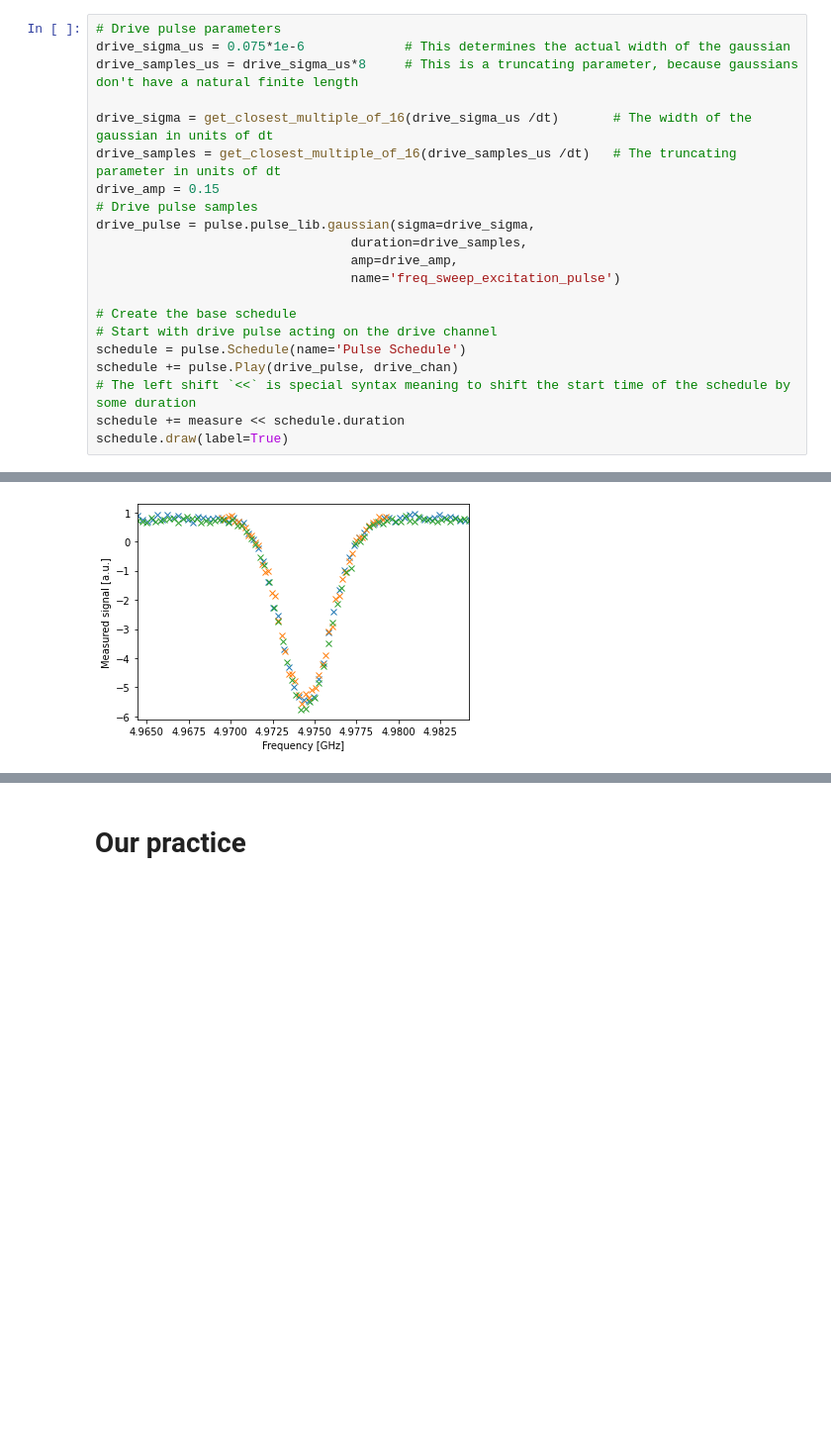
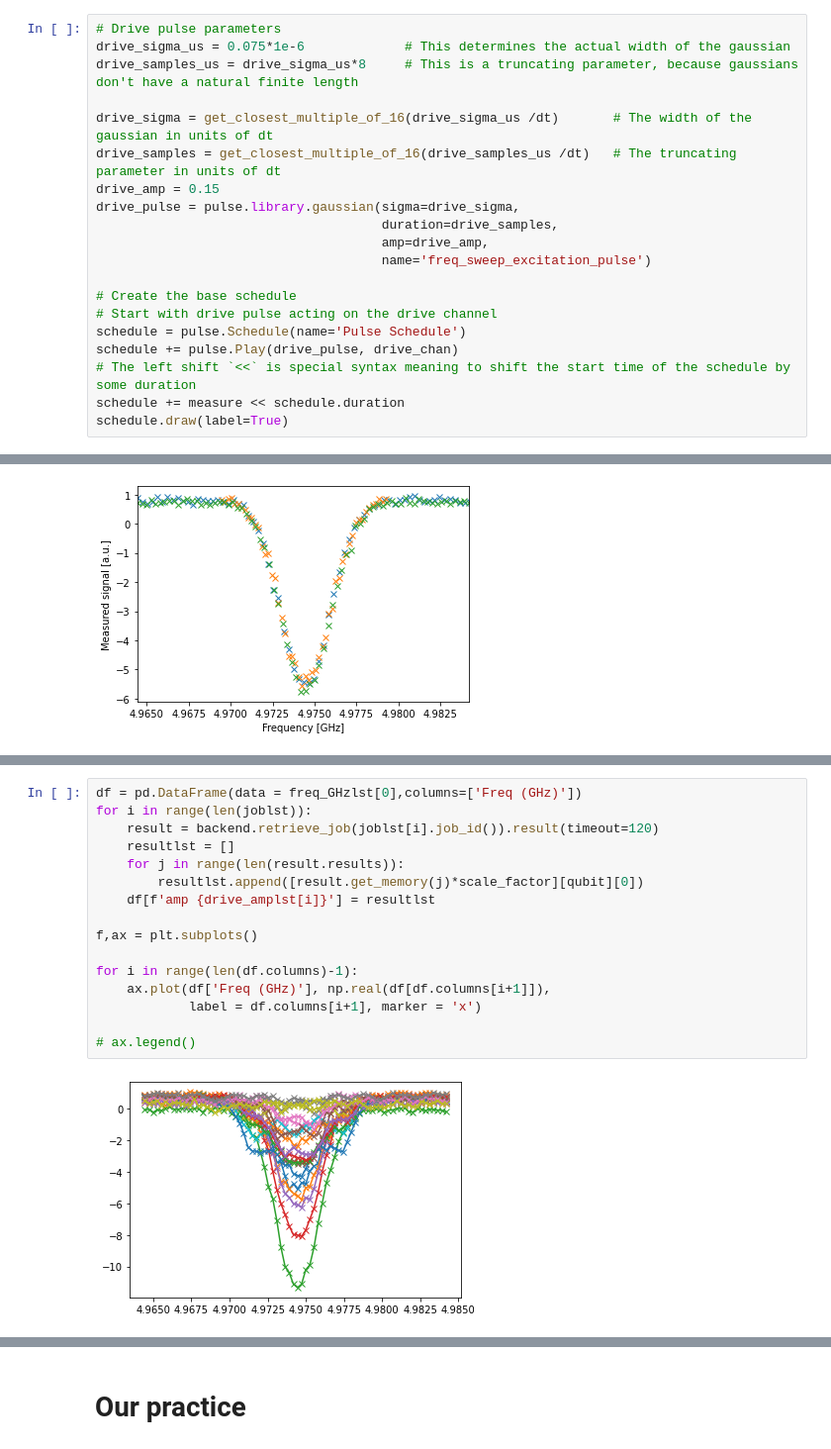
Before and after one commit to leo07010/Qiskit-Pulse, a Jupyter notebook: WSs_playground.ipynb, the cells around one changed output, grey strips where cells are left out. Shown at 99% size. Drawn from its saved outputs; the diff is of its cells as text; blank space fills up the shorter version.

Commit message:
learning amplitude vari-sweep, check pulse from existing qc, multiple qubit connections in real devices, adding file I/O, and clean up the code and dependencies

```diff
--- a/WSs_playground.ipynb
+++ b/WSs_playground.ipynb
@@ -95,11 +119,10 @@ drive_samples_us = drive_sigma_us*8     # This is a truncating parameter, becaus
 drive_sigma = get_closest_multiple_of_16(drive_sigma_us /dt)       # The width of the gaussian in units of dt
 drive_samples = get_closest_multiple_of_16(drive_samples_us /dt)   # The truncating parameter in units of dt
 drive_amp = 0.15
-# Drive pulse samples
-drive_pulse = pulse.pulse_lib.gaussian(sigma=drive_sigma,
-                                 duration=drive_samples,
-                                 amp=drive_amp,
-                                 name='freq_sweep_excitation_pulse')
+drive_pulse = pulse.library.gaussian(sigma=drive_sigma,
+                                     duration=drive_samples,
+                                     amp=drive_amp,
+                                     name='freq_sweep_excitation_pulse')
 
 # Create the base schedule
 # Start with drive pulse acting on the drive channel
@@ -153,0 +253,18 @@ Text(0, 0.5, 'Measured signal [a.u.]')
+# %%
+df = pd.DataFrame(data = freq_GHzlst[0],columns=['Freq (GHz)'])
+for i in range(len(joblst)):
+    result = backend.retrieve_job(joblst[i].job_id()).result(timeout=120)
+    resultlst = []
+    for j in range(len(result.results)):
+        resultlst.append([result.get_memory(j)*scale_factor][qubit][0])
+    df[f'amp {drive_amplst[i]}'] = resultlst
+
+f,ax = plt.subplots()
+
+for i in range(len(df.columns)-1):
+    ax.plot(df['Freq (GHz)'], np.real(df[df.columns[i+1]]),
+            label = df.columns[i+1], marker = 'x')
+
+# ax.legend()
+# %% [output]
+[figure, added]
```
Also changed, not shown: parts of 37 cells of this notebook, 1 other file.
